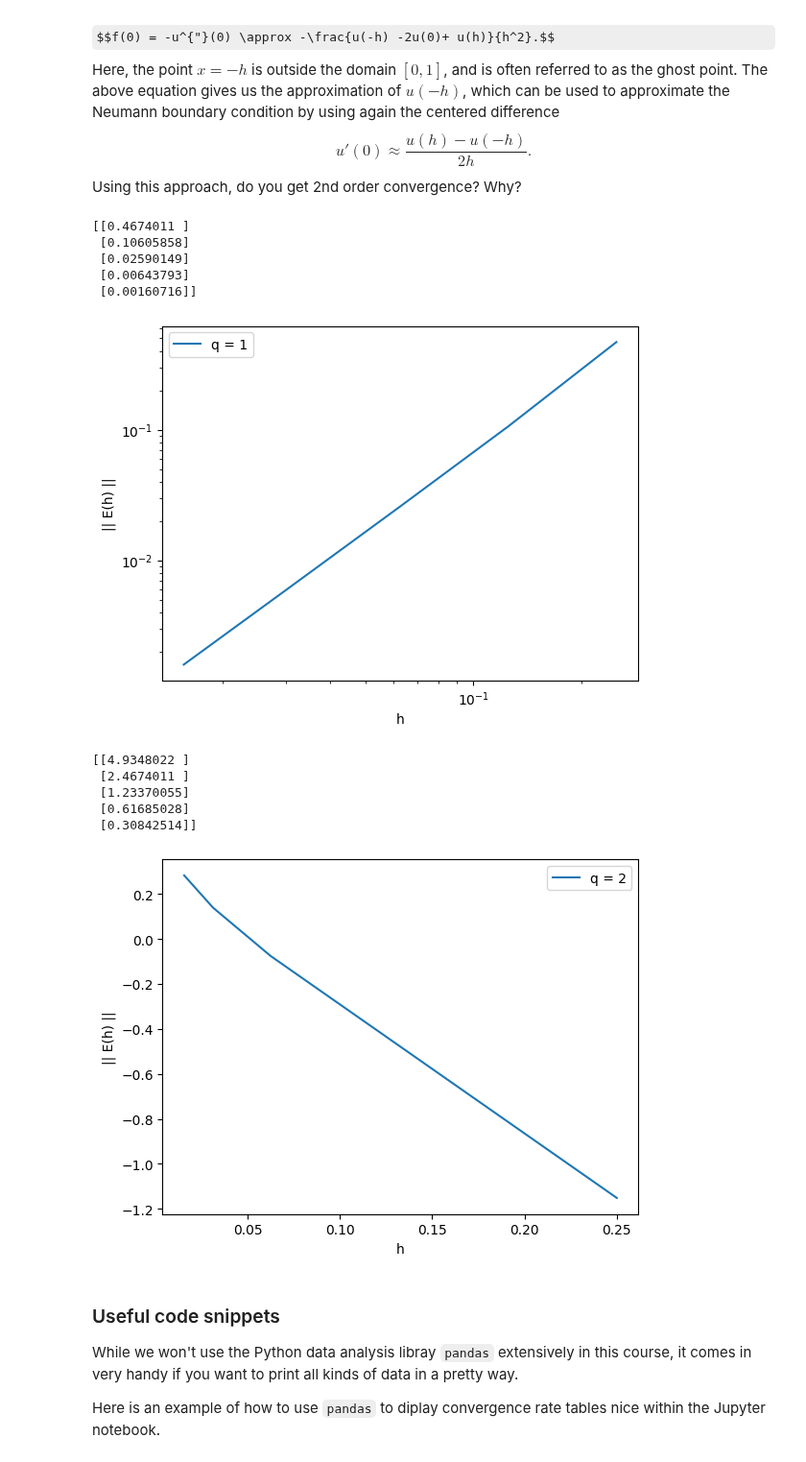
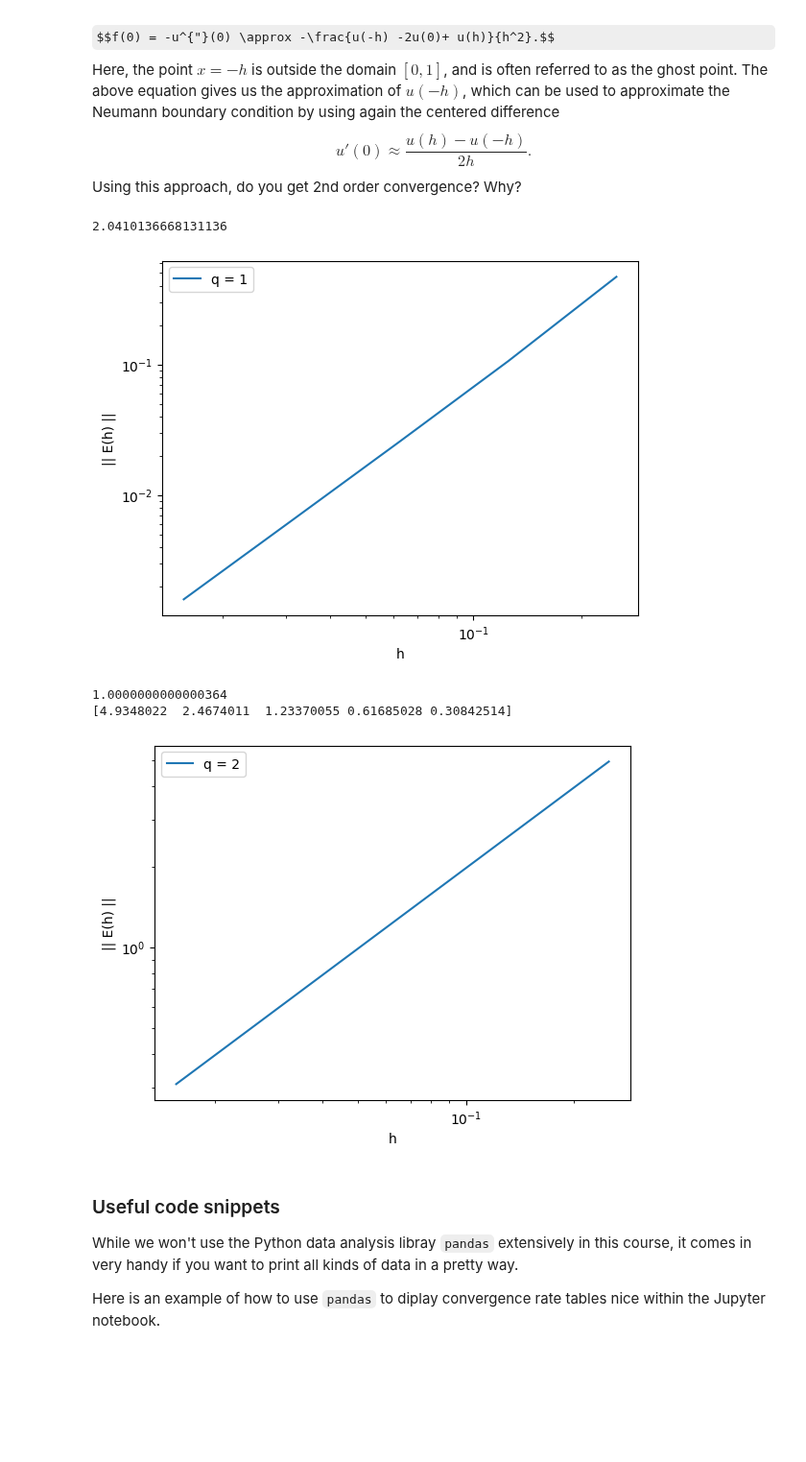
Before and after one commit to todj107/NumPDE, a Jupyter notebook: lab_01_tor.ipynb, the cells around one changed output. Shown at 96% size. Saved outputs shown, nothing was run; the diff lists cells and outputs as text; code cells hidden in the pictures; some formulas as TeX source; blank space fills up the shorter version.

```diff
--- a/lab_01_tor.ipynb
+++ b/lab_01_tor.ipynb
@@ -328,8 +328,8 @@ import matplotlib.pyplot as plt
 
 def work_func_FDM(bc):
     j = 0
-    E_norm = np.zeros((5,1))
-    h_i = np.zeros((5,1))
+    E_norm = np.zeros(5)
+    h_i = np.zeros(5)
     for N in [4, 8, 16, 32, 64]:
     	# Initial values
         x = np.linspace(0,1,N+1)
@@ -367,47 +367,43 @@ def work_func_FDM(bc):
         j=j+1
 
     return E_norm, h_i
 
 # Dirichlet (a):
 E_d, h_d = work_func_FDM('d')
-print(E_d)
+q = np.polyfit(np.log(h_d), np.log(E_d), 1)[0]
+print(q)
 plt.figure(1)
 plt.loglog(h_d, E_d)
 #plt.plot(h_d, np.log(E_d)/np.log(h_d))
 # plt.plot(np.log(h_i), np.log(E_norm))
 plt.xlabel("h")
 plt.ylabel("|| E(h) ||")
 plt.legend(["q = 1"])
 
 plt.show()
 
 # Neumann
 E_n, h_n = work_func_FDM('n')
+q = np.polyfit(np.log(h_n), np.log(E_n), 1)[0]
+print(q)
 plt.figure(2)
 print(E_n)
-#plt.loglog(h_n, E_n)
-plt.plot(h_n, np.log(E_n)/np.log(h_n))
+plt.loglog(h_n, E_n)
+#plt.plot(h_n, np.log(E_n)/np.log(h_n))
 #plt.plot(h_n, E_n, "-x")
 
 plt.xlabel("h")
 plt.ylabel("|| E(h) ||")
 plt.legend(["q = 2"])
 # plt.axis([0.01, 0.3, 0.01, 0.6])
 
 plt.show()
 # %% [output]
-[[0.4674011 ]
- [0.10605858]
- [0.02590149]
- [0.00643793]
- [0.00160716]]
+2.0410136668131136
 [figure]
-[[4.9348022 ]
- [2.4674011 ]
- [1.23370055]
- [0.61685028]
- [0.30842514]]
+1.0000000000000364
+[4.9348022  2.4674011  1.23370055 0.61685028 0.30842514]
-[figure, old version]
+[figure, new version]
 # %% [markdown]
 ### Useful code snippets
 
```
